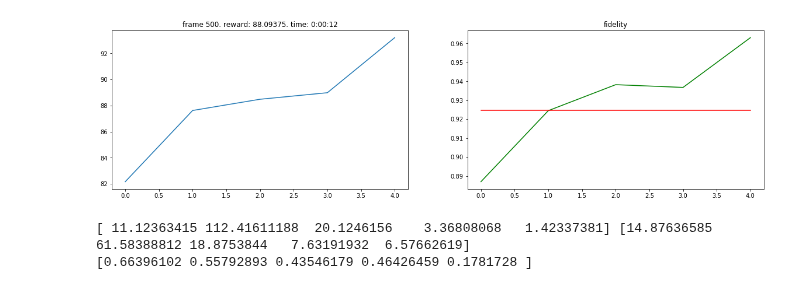
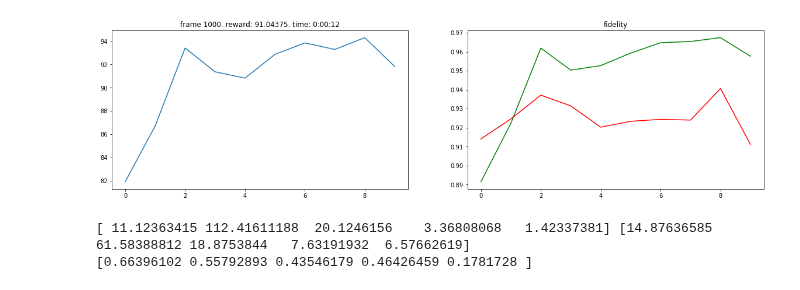
Before and after one commit to farice/SpectatorQubits, a Jupyter notebook: MAB-discrete-v2.ipynb, the cells around one changed output. Cells and saved outputs as stored; diff of their text form; code cells hidden in the pictures.

Commit message:
Error changes per episode

```diff
--- a/MAB-discrete-v2.ipynb
+++ b/MAB-discrete-v2.ipynb
@@ -160,7 +160,7 @@ episode_reward = 0
 episode_fidelity = []
 control_fidelity = []
 
-MAX_FRAMES = 5 * M
+MAX_FRAMES = 10 * M
 
 # "episodes" are a reasonable way to think about learning a periodic time dependent function
 # max frames = episode length * num episodes
@@ -174,35 +174,36 @@ for frame_idx in range(1, MAX_FRAMES + 1):
 #     print("prev obs: ", prev_observation)
 #     print("action: ", action)
     observation, reward, done, info = env.step(action)
 #     print("reward: ", reward)
     observation = None if done else observation
 
     # generally, in RL we would consider r(s | s', a) given a state transition s' -> s due to action a
     # for now, we are only interested in r(s', a)
     ts.update(action, reward, prev_observation)
 #     print(ts.contexts[0].S, ts.contexts[0].F)
 #     print(ts.contexts[1].S, ts.contexts[1].F)
     episode_reward += reward
 
     episode_fidelity.append(info[0])
     control_fidelity.append(info[1])
 
     if done:
-        observation = env.reset()
+        new_error_samples = np.random.normal(0, np.pi / 4, M)
+        observation = env.reset(new_error_samples)
         ts.save_reward(episode_reward)
         ts.save_fidelity(np.mean(episode_fidelity))
         ts.save_control_fidelity(np.mean(control_fidelity))
         episode_reward = 0
         episode_fidelity = []
         control_fidelity = []
 
         # plot grouped by episode
         plot(frame_idx, ts.rewards, ts.fidelity, ts.control_fidelity, timedelta(seconds=int(timer()-start)))
 
 
 env.close()
 # %% [output]
-[figure, old version]
+[figure, new version]
 # %%
 print(ts.contexts[0].S, ts.contexts[0].F)
 print(ts.contexts[0].reward_posterior_samples)
```
Also changed, not shown: 1 other file.
